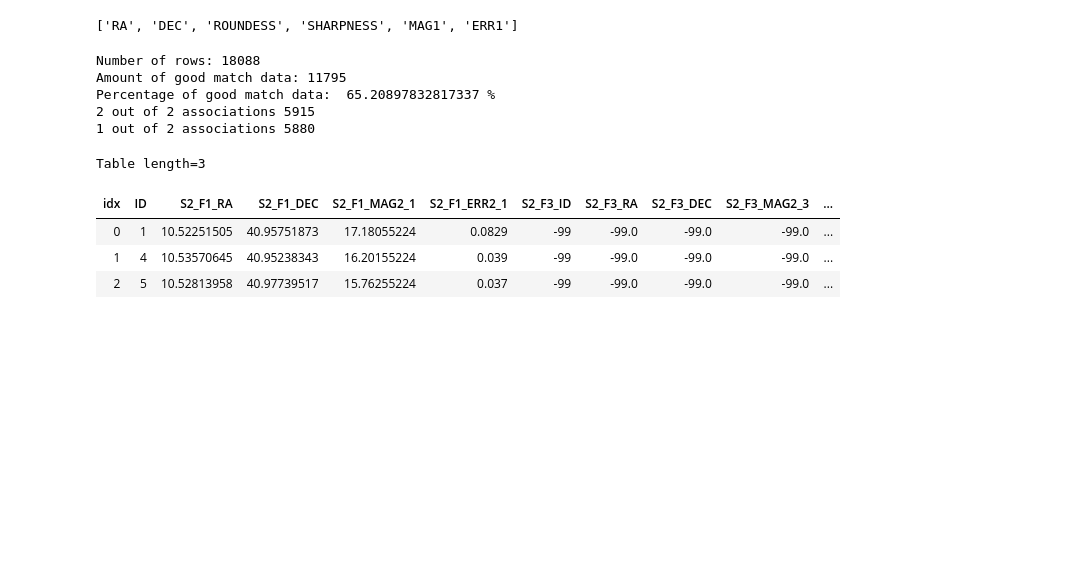
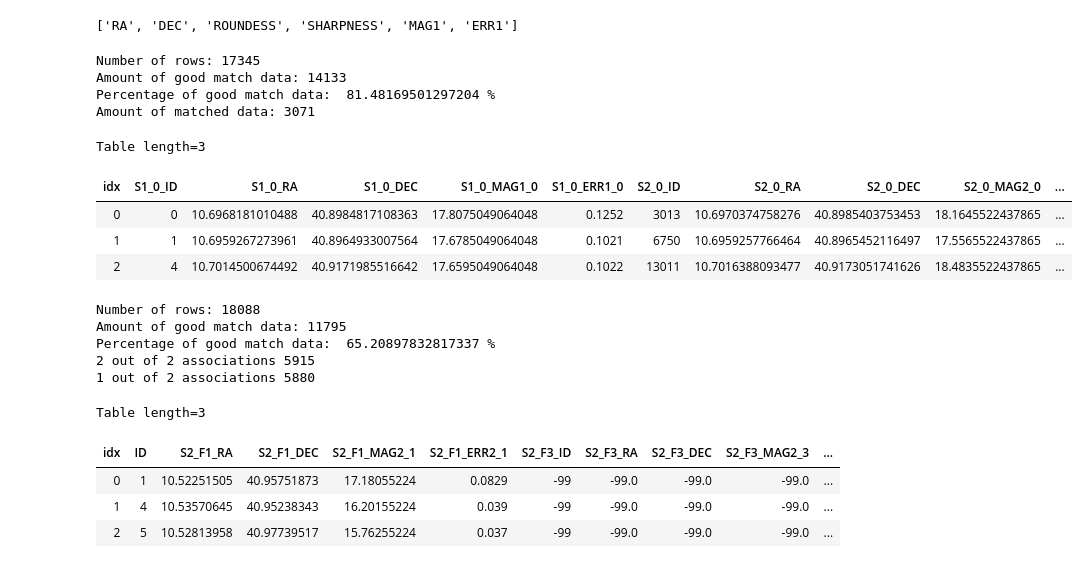
Before and after one commit to MichaelSharp7/M32, a Jupyter notebook: M32_cat.ipynb, the cells around one changed output. Cells and saved outputs as stored; diff of their text form; code cells hidden in the pictures; blank space fills up the shorter version.

```diff
--- a/M32_cat.ipynb
+++ b/M32_cat.ipynb
@@ -69,7 +69,7 @@ EXTNAME = 'NWAYMATCH'
 # %% [markdown]
 # Convert fits to text
 # %%
-text_file = open('single_radii/all_36_45_text.txt','w')
+text_file = open('background/background_combined_match_text.txt','w')
 for i in range(8,len(hdr)-1,2):
     name = str(hdr[i])+' '
     print(name)
@@ -235,6 +237,60 @@ loc_plot('final_cats/1point5_rmax_&_point2_pos.csv','final_cats/1_rmax_&_point2_
 data_36.colnames
 # %% [output]
 ['RA', 'DEC', 'ROUNDESS', 'SHARPNESS', 'MAG1', 'ERR1']
+# %%
+# Use for bgd
+
+file = 'background/background_combined_match_text.csv'
+csv_data = ascii.read(file, header_start=0)
+csv_data.colnames   # Get the column names
+print("Number of rows:",len(csv_data))
+
+# Cull all those matches with a match flag !=1
+good_match_idx = np.where(csv_data['match_flag']==1)
+good_data = csv_data[good_match_idx]
+print("Amount of good match data:",len(good_data))
+
+# See how many remain compared to original combined [3.6]/[4.5]
+match_1_pct = len(good_data)*100/len(csv_data)
+print("Percentage of good match data: ",match_1_pct,"%")
+
+# Set up columns for and mean coordinates
+good_data['RA']=0.0
+good_data['DEC']=0.0
+
+match_data_idx = np.where(good_data['S2_0_RA']!=-99)
+match_data = good_data[match_data_idx]
+print("Amount of matched data:",len(match_data))
+
+# Label sources with ID number
+match_data['ID']=0
+for i in range(len(match_data)):
+    match_data['ID'][i]=i+1
+
+# Remove first and last characters of ID number ('')
+col_change_list = ['S2_0_ID','S1_0_ID']
+for i in range(len(match_data)):
+    for j in range(len(col_change_list)):
+        match_data[col_change_list[j]][i]=int(str(match_data[col_change_list[j]][i])[1:len(str(match_data[col_change_list[j]][i]))-1])
+
+match_data['RA']=(match_data['S1_0_RA']+match_data['S2_0_RA'])/2
+match_data['DEC']=(match_data['S1_0_DEC']+match_data['S2_0_DEC'])/2
+
+#match_data.write('background/background_good_mean_fits.fits', overwrite=True)
+match_data.write('background/background_good_mean_fits.csv', format='csv',overwrite=True)
+
+# Display a small portion of the data to check formatting
+match_data[0:3].show_in_notebook()
+# %% [output]
+Number of rows: 17345
+Amount of good match data: 14133
+Percentage of good match data:  81.48169501297204 %
+Amount of matched data: 3071
+Table length=3
+| idx | S1_0_ID | S1_0_RA | S1_0_DEC | S1_0_MAG1_0 | S1_0_ERR1_0 | S2_0_ID | S2_0_RA | S2_0_DEC | S2_0_MAG2_0 | ... |
+| 0 | 0 | 10.6968181010488 | 40.8984817108363 | 17.8075049064048 | 0.1252 | 3013 | 10.6970374758276 | 40.8985403753453 | 18.1645522437865 | ... |
+| 1 | 1 | 10.6959267273961 | 40.8964933007564 | 17.6785049064048 | 0.1021 | 6750 | 10.6959257766464 | 40.8965452116497 | 17.5565522437865 | ... |
+| 2 | 4 | 10.7014500674492 | 40.9171985516642 | 17.6595049064048 | 0.1022 | 13011 | 10.7016388093477 | 40.9173051741626 | 18.4835522437865 | ... |
 # %%
 # Use for single filter 1+3
 
```
Also changed, not shown: parts of 5 cells of this notebook.
